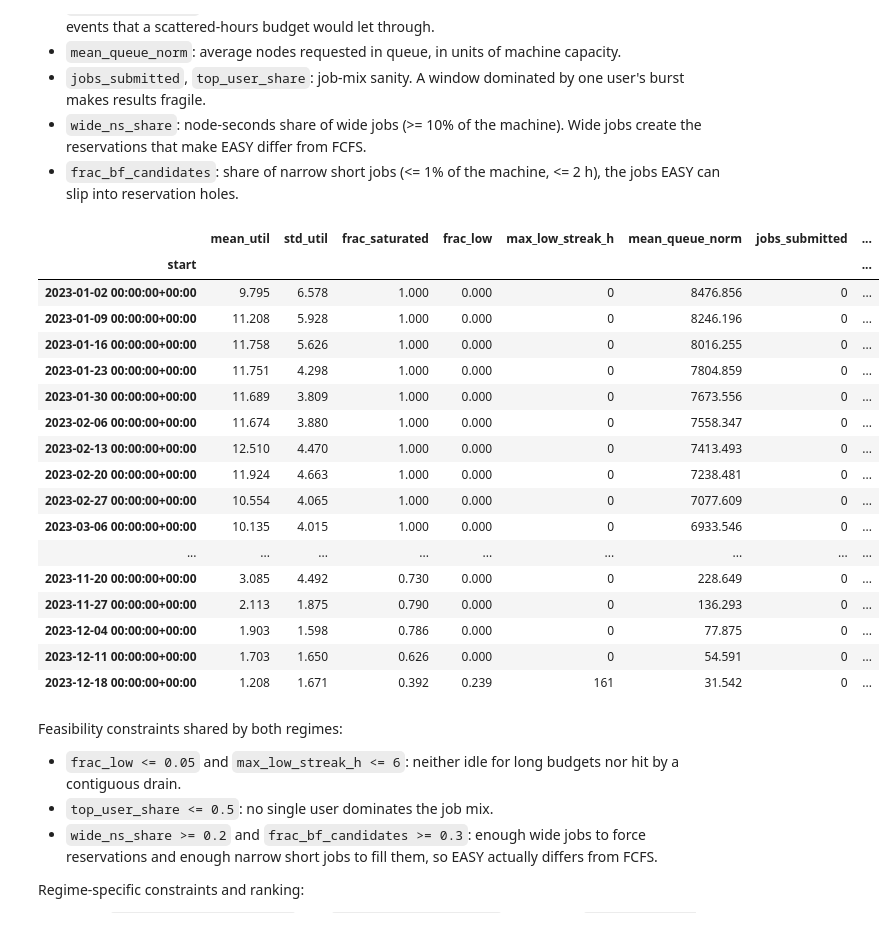
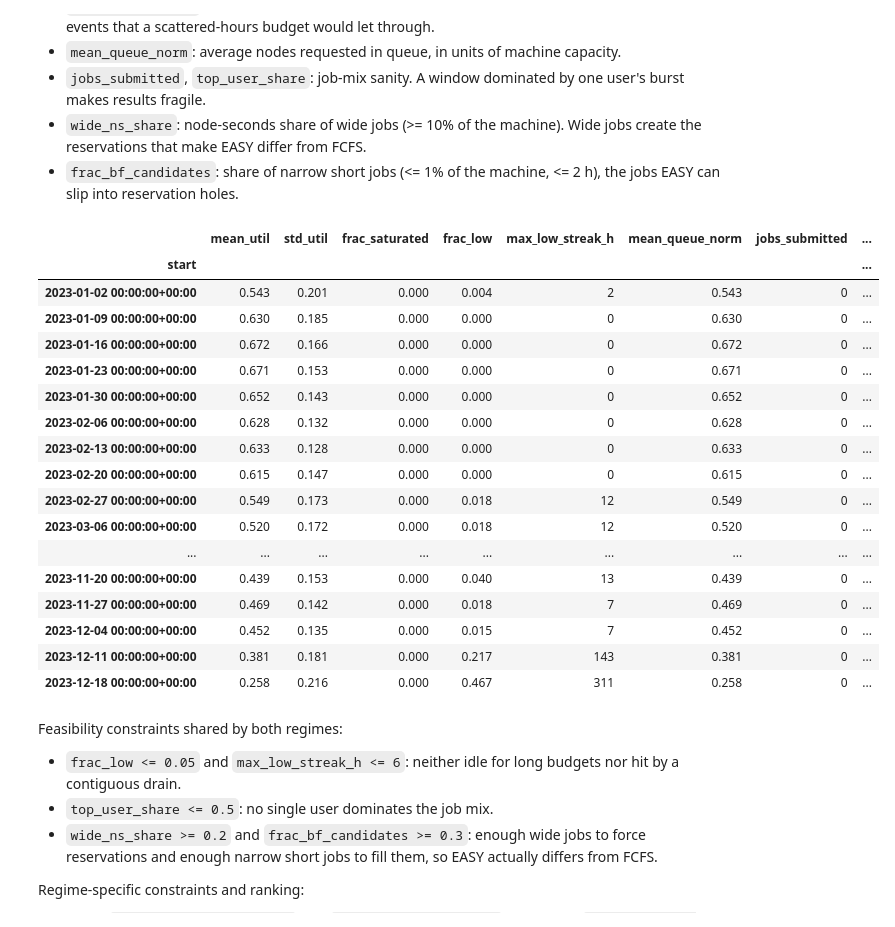
Before and after one commit to Lucas-Doctorate-Project/experimental-artifacts, a Jupyter notebook: workloads and platforms/metacentrum.ipynb, the cells around one changed output. Cells and saved outputs as stored; diff of their text form; code cells hidden in the pictures.

```diff
--- a/workloads and platforms/metacentrum.ipynb
+++ b/workloads and platforms/metacentrum.ipynb
@@ -150,7 +150,7 @@ df.rename(columns={
 # Convert core-level allocations to node-level: ceil(cores / cores_per_node).
 # The SWF trace records allocated_CPU_cores; the simulation models whole nodes.
 import math
-df["node_count"] = df["allocated_CPU_cores"].apply(lambda c: math.ceil(c / NUM_CORES_PER_NODE))
+df["node_count"] = df["allocated_CPU_cores"]
 
 # Ensure numeric types for time fields (crucial for math operations)
 time_cols = ['submit_time', 'wait_time', 'runtime_sec', 'wallclock_limit']
@@ -244,7 +244,7 @@ for col in ["submit_time", "start_time", "end_time"]:
     if col in df.columns:
         df[col] = pd.to_datetime(df[col], utc=True)
 
-valid_nodes = (df["node_count"] > 0) & (df["node_count"] <= NUM_NODES)
+valid_nodes = (df["allocated_CPU_cores"] > 0) & (df["allocated_CPU_cores"] <= NUM_NODES * NUM_CORES_PER_NODE )
 
 # Filter running jobs
 ran = df[valid_nodes & df["start_time"].notna() & (df["start_time"] <= df["end_time"])].copy()
@@ -286,13 +286,13 @@ def node_series(arrive, depart, nodes, freq="1h"):
     return events.cumsum().resample(freq).last().ffill()
 
 
-allocated = node_series(ran["start_time"], ran["end_time"], ran["node_count"])
+allocated = node_series(ran["start_time"], ran["end_time"], ran["allocated_CPU_cores"])
 
 fig, ax = plt.subplots(figsize=(14, 4))
 ax.plot(allocated.index, allocated.to_numpy(), color="black", linewidth=0.3)
-ax.axhline(NUM_NODES, color="red", linewidth=1, label=f"Max Capacity ({NUM_NODES})")
+ax.axhline(NUM_NODES * NUM_CORES_PER_NODE, color="red", linewidth=1, label=f"Max Capacity ({NUM_NODES * NUM_CORES_PER_NODE})")
 ax.set_xlabel("Date")
-ax.set_ylabel("Allocated Nodes")
+ax.set_ylabel("Allocated Cores")
 ax.set_title("Utilization of MetaCentrum Cluster 17")
 ax.legend()
 ax.margins(x=0.01)
@@ -302,10 +302,10 @@ plt.show()
 # %%
-in_queue = node_series(queued["submit_time"], queued["depart_time"], queued["node_count"])
+in_queue = node_series(queued["start_time"], queued["end_time"], queued["allocated_CPU_cores"])
 
 fig, ax = plt.subplots(figsize=(14, 4))
 ax.plot(in_queue.index, in_queue.to_numpy(), color="gray", linewidth=0.3)
 ax.set_xlabel("Date")
-ax.set_ylabel("Nodes Requested in Queue")
+ax.set_ylabel("Cores Requested in Queue")
 ax.set_title("Queue size of MetaCentrum Cluster 17")
 ax.margins(x=0.01)
 plt.show()
@@ -335,8 +335,8 @@ Search range: the whole trace, candidate windows anchored at Monday 00:00 UTC an
 - `frac_bf_candidates`: share of narrow short jobs (<= 1% of the machine, <= 2 h), the jobs EASY can slip into reservation holes.
 # %%
 WINDOW = pd.Timedelta(weeks=4)
-WIDE_NODES = 0.10 * NUM_NODES
-BF_NODES = 0.01 * NUM_NODES
+WIDE_CORES = 0.10 * NUM_NODES * NUM_CORES_PER_NODE
+BF_CORES = 0.01 * NUM_NODES * NUM_CORES_PER_NODE
 BF_RUNTIME_SEC = 2 * 3600
 
 
@@ -346,55 +346,55 @@ def max_streak(mask):
     return int(runs.max()) if len(runs) else 0
 
 
 first_monday = (allocated.index[0].ceil("D") + pd.offsets.Week(weekday=0)).normalize()
 
 rows = []
 for start in pd.date_range(first_monday, allocated.index[-1] - WINDOW, freq="W-MON"):
     end = start + WINDOW
-    util = allocated[start:end] / NUM_NODES
+    util = allocated[start:end] / ( NUM_NODES * NUM_CORES_PER_NODE )
     replayed = ran[(ran["submit_time"] >= start) & (ran["submit_time"] < end)]
-    node_sec = replayed["node_count"] * replayed["runtime_sec"]
-    wide = replayed["node_count"] >= WIDE_NODES
-    bf = (replayed["node_count"] <= BF_NODES) & (replayed["runtime_sec"] <= BF_RUNTIME_SEC)
+    cores_sec = replayed["allocated_CPU_cores"] * replayed["runtime_sec"]
+    wide = replayed["allocated_CPU_cores"] >= WIDE_CORES
+    bf = (replayed["allocated_CPU_cores"] <= BF_CORES) & (replayed["runtime_sec"] <= BF_RUNTIME_SEC)
     submitted = queued[(queued["submit_time"] >= start) & (queued["submit_time"] < end)]
     rows.append(
         {
             "start": start,
             "mean_util": util.mean(),
             "std_util": util.std(),
             "frac_saturated": (util >= 0.95).mean(),
             "frac_low": (util < 0.2).mean(),
             "max_low_streak_h": max_streak(util < 0.2),
-            "mean_queue_norm": in_queue[start:end].mean() / NUM_NODES,
+            "mean_queue_norm": in_queue[start:end].mean() / ( NUM_NODES * NUM_CORES_PER_NODE ),
             "jobs_submitted": len(replayed),
             "top_user_share": submitted["user_ID"].value_counts(normalize=True).iloc[0]
             if len(submitted)
             else 1.0,
-            "wide_ns_share": node_sec[wide].sum() / node_sec.sum() if node_sec.sum() else 0.0,
+            "wide_ns_share": cores_sec[wide].sum() / cores_sec.sum() if cores_sec.sum() else 0.0,
             "frac_bf_candidates": bf.mean() if len(replayed) else 0.0,
         }
     )
 windows = pd.DataFrame(rows).set_index("start")
 windows.round(3)
 # %% [output]
 |  | mean_util | std_util | frac_saturated | frac_low | max_low_streak_h | mean_queue_norm | jobs_submitted | ... |
 | start |  |  |  |  |  |  |  | ... |
-| 2023-01-02 00:00:00+00:00 | 9.795 | 6.578 | 1.000 | 0.000 | 0 | 8476.856 | 0 | ... |
-| 2023-01-09 00:00:00+00:00 | 11.208 | 5.928 | 1.000 | 0.000 | 0 | 8246.196 | 0 | ... |
-| 2023-01-16 00:00:00+00:00 | 11.758 | 5.626 | 1.000 | 0.000 | 0 | 8016.255 | 0 | ... |
-| 2023-01-23 00:00:00+00:00 | 11.751 | 4.298 | 1.000 | 0.000 | 0 | 7804.859 | 0 | ... |
-| 2023-01-30 00:00:00+00:00 | 11.689 | 3.809 | 1.000 | 0.000 | 0 | 7673.556 | 0 | ... |
-| 2023-02-06 00:00:00+00:00 | 11.674 | 3.880 | 1.000 | 0.000 | 0 | 7558.347 | 0 | ... |
-| 2023-02-13 00:00:00+00:00 | 12.510 | 4.470 | 1.000 | 0.000 | 0 | 7413.493 | 0 | ... |
-| 2023-02-20 00:00:00+00:00 | 11.924 | 4.663 | 1.000 | 0.000 | 0 | 7238.481 | 0 | ... |
-| 2023-02-27 00:00:00+00:00 | 10.554 | 4.065 | 1.000 | 0.000 | 0 | 7077.609 | 0 | ... |
-| 2023-03-06 00:00:00+00:00 | 10.135 | 4.015 | 1.000 | 0.000 | 0 | 6933.546 | 0 | ... |
+| 2023-01-02 00:00:00+00:00 | 0.543 | 0.201 | 0.000 | 0.004 | 2 | 0.543 | 0 | ... |
+| 2023-01-09 00:00:00+00:00 | 0.630 | 0.185 | 0.000 | 0.000 | 0 | 0.630 | 0 | ... |
+| 2023-01-16 00:00:00+00:00 | 0.672 | 0.166 | 0.000 | 0.000 | 0 | 0.672 | 0 | ... |
+| 2023-01-23 00:00:00+00:00 | 0.671 | 0.153 | 0.000 | 0.000 | 0 | 0.671 | 0 | ... |
+| 2023-01-30 00:00:00+00:00 | 0.652 | 0.143 | 0.000 | 0.000 | 0 | 0.652 | 0 | ... |
+| 2023-02-06 00:00:00+00:00 | 0.628 | 0.132 | 0.000 | 0.000 | 0 | 0.628 | 0 | ... |
+| 2023-02-13 00:00:00+00:00 | 0.633 | 0.128 | 0.000 | 0.000 | 0 | 0.633 | 0 | ... |
+| 2023-02-20 00:00:00+00:00 | 0.615 | 0.147 | 0.000 | 0.000 | 0 | 0.615 | 0 | ... |
+| 2023-02-27 00:00:00+00:00 | 0.549 | 0.173 | 0.000 | 0.018 | 12 | 0.549 | 0 | ... |
+| 2023-03-06 00:00:00+00:00 | 0.520 | 0.172 | 0.000 | 0.018 | 12 | 0.520 | 0 | ... |
 | ... | ... | ... | ... | ... | ... | ... | ... | ... |
-| 2023-11-20 00:00:00+00:00 | 3.085 | 4.492 | 0.730 | 0.000 | 0 | 228.649 | 0 | ... |
-| 2023-11-27 00:00:00+00:00 | 2.113 | 1.875 | 0.790 | 0.000 | 0 | 136.293 | 0 | ... |
-| 2023-12-04 00:00:00+00:00 | 1.903 | 1.598 | 0.786 | 0.000 | 0 | 77.875 | 0 | ... |
-| 2023-12-11 00:00:00+00:00 | 1.703 | 1.650 | 0.626 | 0.000 | 0 | 54.591 | 0 | ... |
-| 2023-12-18 00:00:00+00:00 | 1.208 | 1.671 | 0.392 | 0.239 | 161 | 31.542 | 0 | ... |
+| 2023-11-20 00:00:00+00:00 | 0.439 | 0.153 | 0.000 | 0.040 | 13 | 0.439 | 0 | ... |
+| 2023-11-27 00:00:00+00:00 | 0.469 | 0.142 | 0.000 | 0.018 | 7 | 0.469 | 0 | ... |
+| 2023-12-04 00:00:00+00:00 | 0.452 | 0.135 | 0.000 | 0.015 | 7 | 0.452 | 0 | ... |
+| 2023-12-11 00:00:00+00:00 | 0.381 | 0.181 | 0.000 | 0.217 | 143 | 0.381 | 0 | ... |
+| 2023-12-18 00:00:00+00:00 | 0.258 | 0.216 | 0.000 | 0.467 | 311 | 0.258 | 0 | ... |
 # %% [markdown]
 Feasibility constraints shared by both regimes:
 
```
Also changed, not shown: parts of 5 cells of this notebook.
